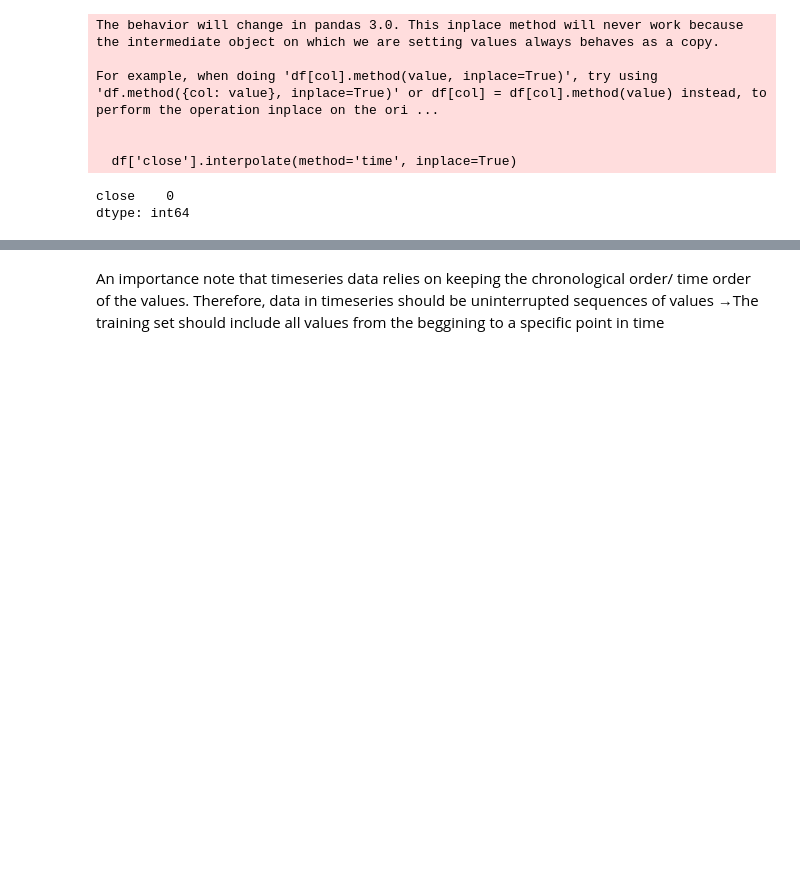
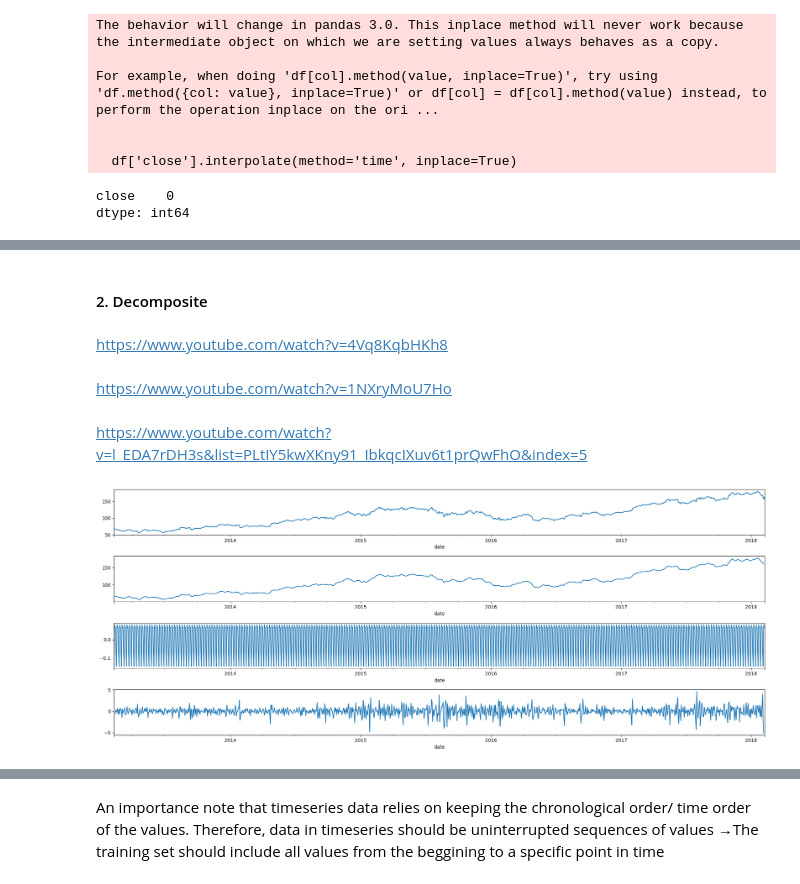
Before and after one commit to chutrunganh/Stock-Price-Prediction-Using-Time-Series, a Jupyter notebook: Code.ipynb, the cells around one changed output, grey strips where cells are left out. Saved outputs shown, nothing was run; the diff lists cells and outputs as text; code cells hidden in the pictures; blank space fills up the shorter version.

```diff
--- a/Code.ipynb
+++ b/Code.ipynb
@@ -223,0 +240,30 @@ dtype: int64
+# %% [markdown]
+#### 2. Decomposite
+# %% [markdown]
+https://www.youtube.com/watch?v=4Vq8KqbHKh8
+# %% [markdown]
+https://www.youtube.com/watch?v=1NXryMoU7Ho
+# %% [markdown]
+https://www.youtube.com/watch?v=l_EDA7rDH3s&list=PLtIY5kwXKny91_IbkqcIXuv6t1prQwFhO&index=5
+# %%
+from statsmodels.tsa.seasonal import seasonal_decompose
+import matplotlib.pyplot as plt
+
+# Decompose the time series
+result = seasonal_decompose(df['close'], model='additive')
+#result = seasonal_decompose(df['close'], model='multiplicative')
+
+# Get the figure and axes for the plot
+fig, (ax1,ax2,ax3,ax4) = plt.subplots(4,1, figsize=(20,8))
+
+# Plot the original series, trend, seasonal component, and residuals
+result.observed.plot(ax=ax1)
+result.trend.plot(ax=ax2)
+result.seasonal.plot(ax=ax3)
+result.resid.plot(ax=ax4)
+
+# Show the plot
+plt.tight_layout()
+plt.show()
+# %% [output]
+[figure, added]
```
Also changed, not shown: parts of 72 cells of this notebook.
